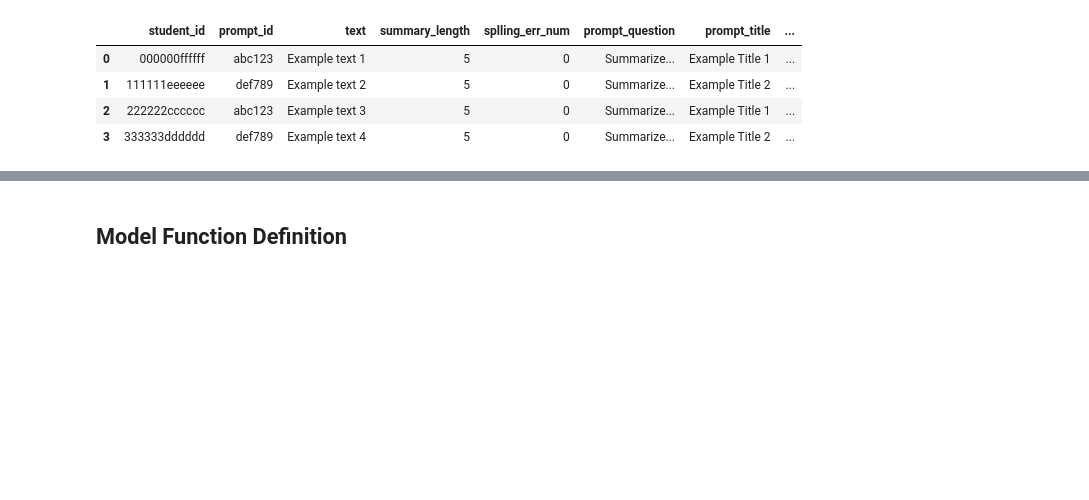
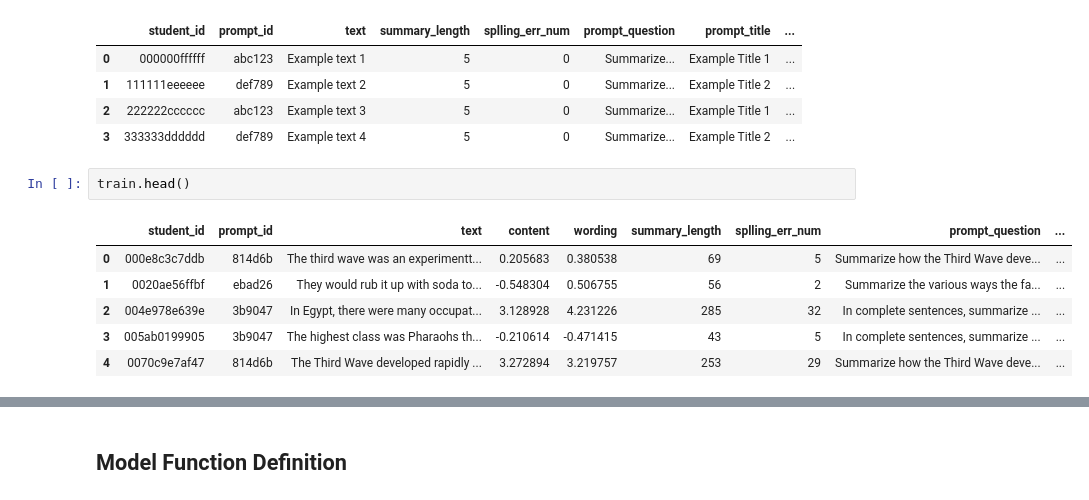
Before and after one commit to keiko-fujii/CommonLit, a Jupyter notebook: debertav3_LGBM.ipynb, the cells around one changed output, grey strips where cells are left out. Saved outputs shown, nothing was run; the diff lists cells and outputs as text; blank space fills up the shorter version.

```diff
--- a/debertav3_LGBM.ipynb
+++ b/debertav3_LGBM.ipynb
@@ -301,6 +324,15 @@ test.head()
 | 1 | 111111eeeeee | def789 | Example text 2 | 5 | 0 | Summarize... | Example Title 2 | ... |
 | 2 | 222222cccccc | abc123 | Example text 3 | 5 | 0 | Summarize... | Example Title 1 | ... |
 | 3 | 333333dddddd | def789 | Example text 4 | 5 | 0 | Summarize... | Example Title 2 | ... |
+# %%
+train.head()
+# %% [output]
+|  | student_id | prompt_id | text | content | wording | summary_length | splling_err_num | prompt_question | ... |
+| 0 | 000e8c3c7ddb | 814d6b | The third wave was an experimentt... | 0.205683 | 0.380538 | 69 | 5 | Summarize how the Third Wave deve... | ... |
+| 1 | 0020ae56ffbf | ebad26 | They would rub it up with soda to... | -0.548304 | 0.506755 | 56 | 2 | Summarize the various ways the fa... | ... |
+| 2 | 004e978e639e | 3b9047 | In Egypt, there were many occupat... | 3.128928 | 4.231226 | 285 | 32 | In complete sentences, summarize ... | ... |
+| 3 | 005ab0199905 | 3b9047 | The highest class was Pharaohs th... | -0.210614 | -0.471415 | 43 | 5 | In complete sentences, summarize ... | ... |
+| 4 | 0070c9e7af47 | 814d6b | The Third Wave developed rapidly ... | 3.272894 | 3.219757 | 253 | 29 | Summarize how the Third Wave deve... | ... |
 # %%
 gkf = GroupKFold(n_splits=CFG.n_splits)
 
```
Also changed, not shown: parts of 8 cells of this notebook.
